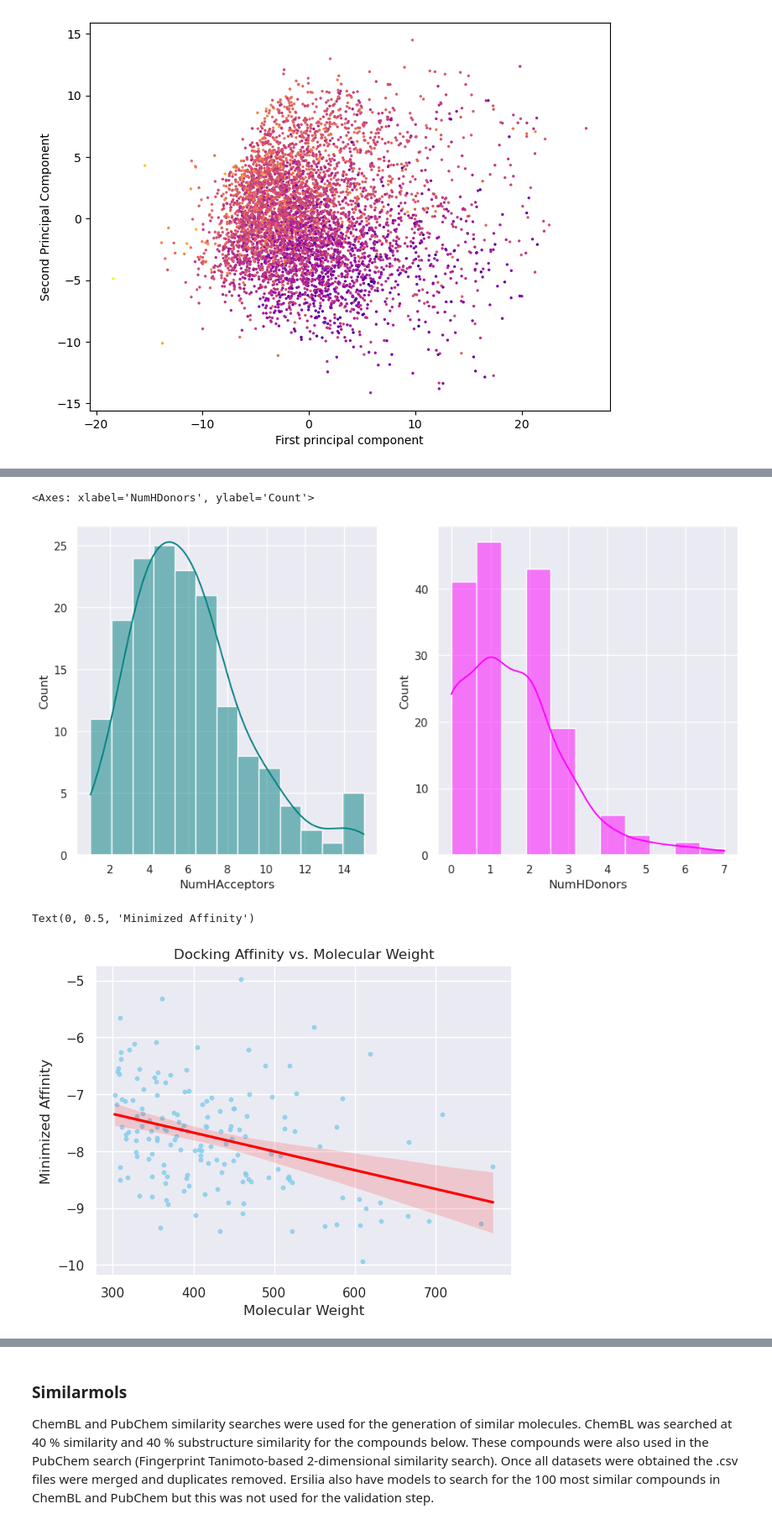
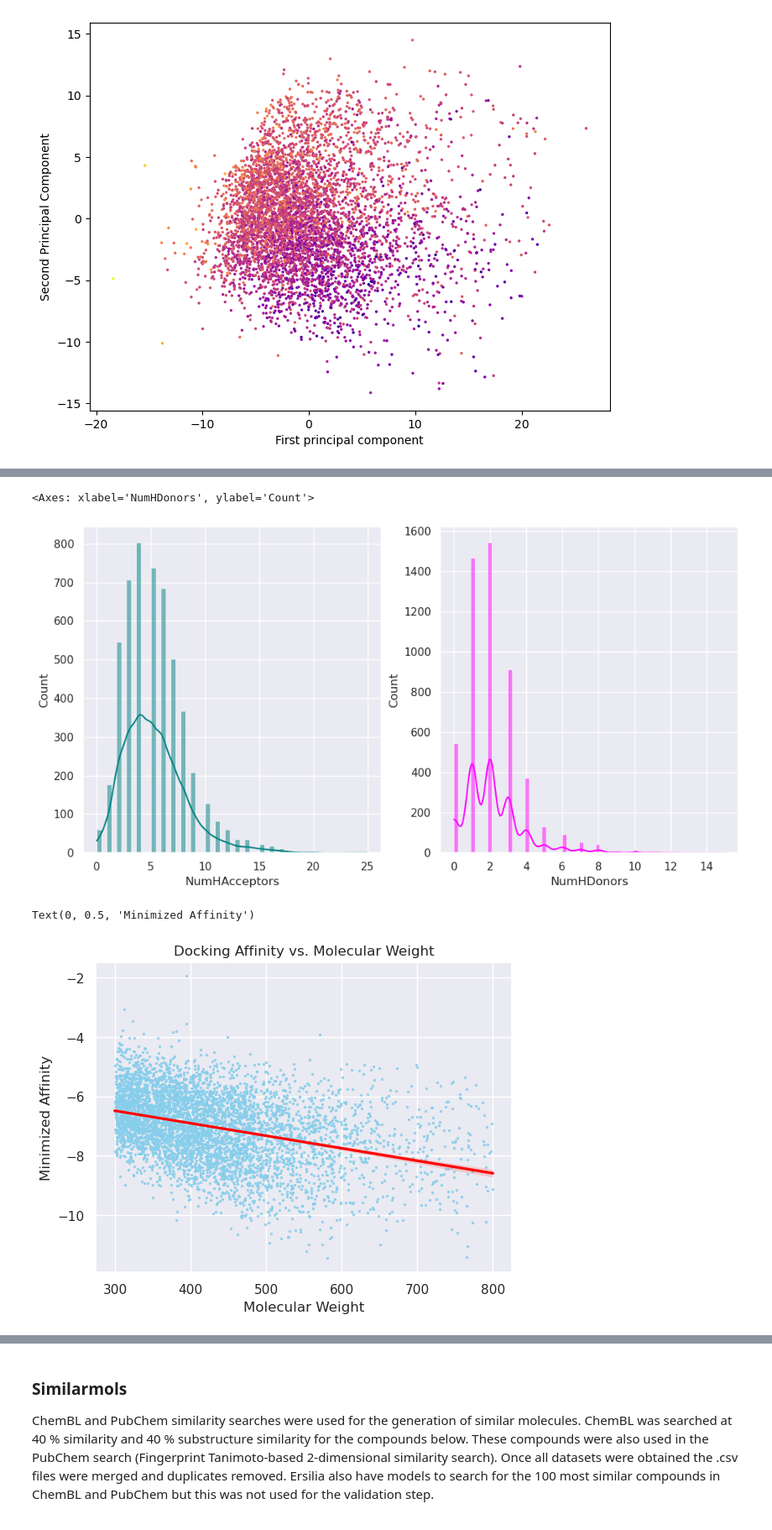
Before and after one commit to lynden95/novel-pabb-inhibitors-eos, a Jupyter notebook: notebooks/validation.ipynb, the cells around one changed output, grey strips where cells are left out. Shown at 84% size. Drawn from its saved outputs; the diff is of its cells as text; code cells hidden in the pictures.

```diff
--- a/notebooks/validation.ipynb
+++ b/notebooks/validation.ipynb
@@ -157,5 +156,5 @@ The filtered_std_smiles list was chosen to prevent loss of entries upon standard
 # %%
-vina_smallmols = pd.read_csv(os.path.join(RESULTSPATH, "validation_outputs", "smallmols_vina_smiles_200descriptors.csv"))
+vina_smallmols = pd.read_csv(os.path.join(RESULTSPATH, "outputs", "smallmols_vina__smiles_200descriptors.csv"))
 
 vina_smallmols.head()
 # %% [output]
@@ -186,16 +185,16 @@ sns.histplot(data=vina_smallmols, x="NumHAcceptors", kde=True, color="teal", ax=
 sns.histplot(data=vina_smallmols, x="NumHDonors", kde=True, color="magenta", ax=axs[1])
 # %% [output]
 <Axes: xlabel='NumHDonors', ylabel='Count'>
-[figure, old version]
+[figure, new version]
 # %%
 ax1 = sns.regplot(x="MolWt", y="minimizedAffinity", data=vina_smallmols,
-                  scatter_kws={"color": "skyblue", "s": 10}, line_kws={"color": "red"})
+                  scatter_kws={"color": "skyblue", "s": 2}, line_kws={"color": "red"})
 ax1.set_title("Docking Affinity vs. Molecular Weight")
 ax1.set_xlabel("Molecular Weight")
 ax1.set_ylabel("Minimized Affinity")
 # %% [output]
 Text(0, 0.5, 'Minimized Affinity')
-[figure, old version]
+[figure, new version]
 # %%
 stats.pearsonr(vina_smallmols['MolWt'], vina_smallmols['minimizedAffinity'])
 # %% [output]
```
Also changed, not shown: parts of 21 cells of this notebook, 27 other files.
